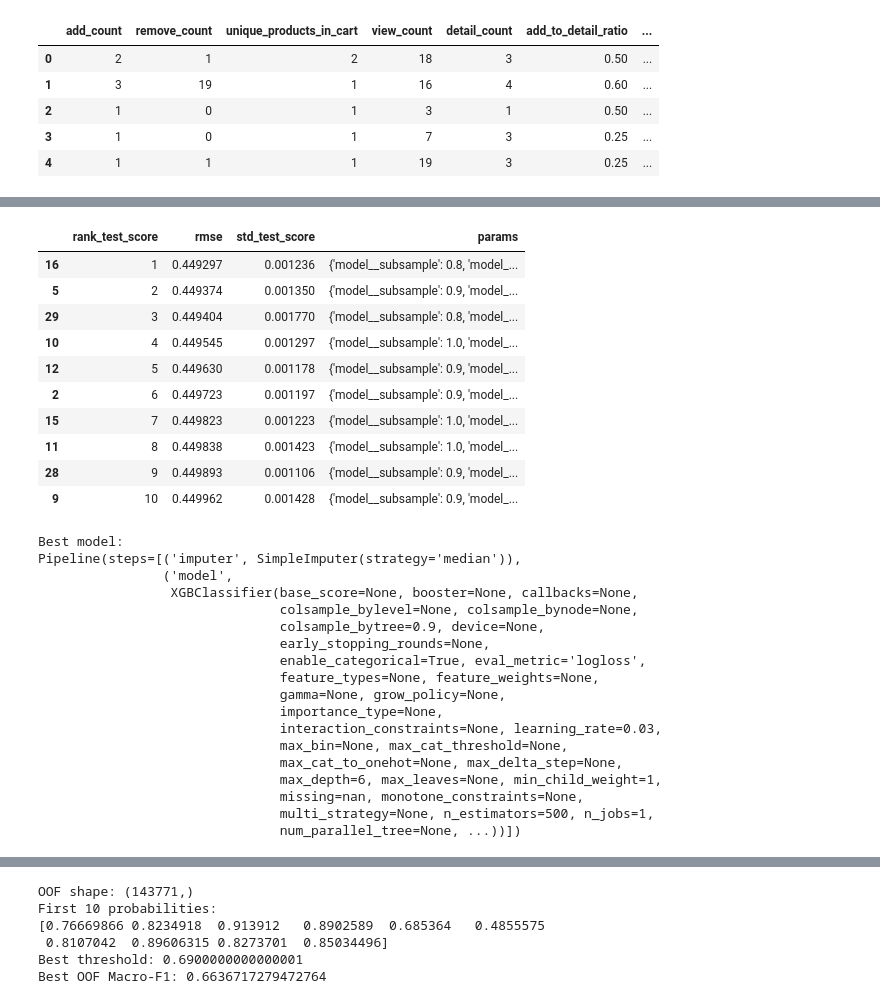
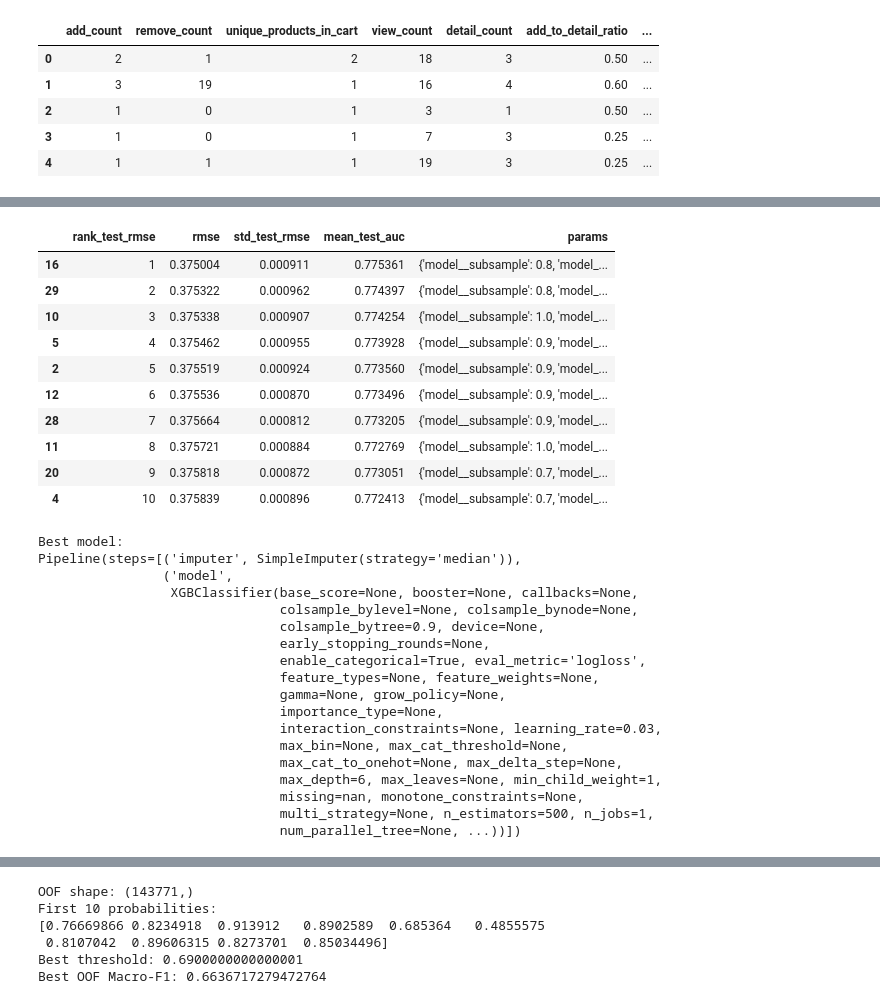
Before and after one commit to lqnanh/E-Commerce, a Jupyter notebook: xgboost-classification.ipynb, the cells around one changed output, grey strips where cells are left out. Saved outputs shown, nothing was run; the diff lists cells and outputs as text; code cells hidden in the pictures.

Commit message:
fix score

```diff
--- a/xgboost-classification.ipynb
+++ b/xgboost-classification.ipynb
@@ -211,15 +211,49 @@ param_distributions = {
 }
 #Run RandomizedSearchCV
 
+
+from sklearn.metrics import make_scorer, mean_squared_error
+from sklearn.model_selection import RandomizedSearchCV
+import numpy as np
+import pandas as pd
+
+# RMSE calculated using predicted probabilities
+def rmse_proba(y_true, y_proba):
+    return float(
+        np.sqrt(mean_squared_error(y_true, y_proba))
+    )
+
+# Use predict_proba instead of predict
+RMSE_PROBA = make_scorer(
+    rmse_proba,
+    response_method="predict_proba",
+    greater_is_better=False
+)
+
+# Hyperparameter search space
+param_distributions = {
+    "model__n_estimators": [100, 200, 300, 500],
+    "model__max_depth": [3, 4, 5, 6, 8],
+    "model__learning_rate": [0.01, 0.03, 0.05, 0.1],
+    "model__subsample": [0.7, 0.8, 0.9, 1.0],
+    "model__colsample_bytree": [0.7, 0.8, 0.9, 1.0],
+    "model__min_child_weight": [1, 3, 5],
+    "model__reg_lambda": [1, 5, 10]
+}
+
+# Randomized Search with probability RMSE
 search = RandomizedSearchCV(
     estimator=pipeline,
     param_distributions=param_distributions,
     n_iter=30,
-    scoring="neg_root_mean_squared_error",
+    scoring={
+        "rmse": RMSE_PROBA,
+        "auc": "roc_auc"
+    },
     cv=cv,
     random_state=42,
     n_jobs=-1,
-    refit=True,
+    refit="rmse",
     verbose=2,
     return_train_score=False
 )
@@ -229,16 +263,14 @@ search.fit(X_train, y_train)
 print("Best parameters:")
 print(search.best_params_)
 
-print("\nBest CV RMSE:")
+print("\nBest CV Probability RMSE:")
 print(-search.best_score_)
-#Display tuning results
 
-tuning_results = pd.DataFrame(
-    search.cv_results_
-)
+# Display top 10 tuning results
+tuning_results = pd.DataFrame(search.cv_results_)
 
 tuning_results["rmse"] = (
-    -tuning_results["mean_test_score"]
+    -tuning_results["mean_test_rmse"]
 )
 
 top10 = tuning_results.sort_values(
@@ -248,9 +280,10 @@ top10 = tuning_results.sort_values(
 display(
     top10[
         [
-            "rank_test_score",
+            "rank_test_rmse",
             "rmse",
-            "std_test_score",
+            "std_test_rmse",
+            "mean_test_auc",
             "params"
         ]
     ]
@@ -258,7 +291,7 @@ display(
 
 best_model = search.best_estimator_
 
-print("Best model:")
+print("\nBest model:")
 print(best_model)
 # %% [output]
 Fitting 10 folds for each of 30 candidates, totalling 300 fits
@@ -281,14 +314,14 @@ Best CV RMSE:
-|  | rank_test_score | rmse | std_test_score | params |
-| 16 | 1 | 0.449297 | 0.001236 | {'model__subsample': 0.8, 'model_... |
-| 5 | 2 | 0.449374 | 0.001350 | {'model__subsample': 0.9, 'model_... |
-| 29 | 3 | 0.449404 | 0.001770 | {'model__subsample': 0.8, 'model_... |
-| 10 | 4 | 0.449545 | 0.001297 | {'model__subsample': 1.0, 'model_... |
-| 12 | 5 | 0.449630 | 0.001178 | {'model__subsample': 0.9, 'model_... |
-| 2 | 6 | 0.449723 | 0.001197 | {'model__subsample': 0.9, 'model_... |
-| 15 | 7 | 0.449823 | 0.001223 | {'model__subsample': 1.0, 'model_... |
-| 11 | 8 | 0.449838 | 0.001423 | {'model__subsample': 1.0, 'model_... |
-| 28 | 9 | 0.449893 | 0.001106 | {'model__subsample': 0.9, 'model_... |
-| 9 | 10 | 0.449962 | 0.001428 | {'model__subsample': 0.9, 'model_... |
+|  | rank_test_rmse | rmse | std_test_rmse | mean_test_auc | params |
+| 16 | 1 | 0.375004 | 0.000911 | 0.775361 | {'model__subsample': 0.8, 'model_... |
+| 29 | 2 | 0.375322 | 0.000962 | 0.774397 | {'model__subsample': 0.8, 'model_... |
+| 10 | 3 | 0.375338 | 0.000907 | 0.774254 | {'model__subsample': 1.0, 'model_... |
+| 5 | 4 | 0.375462 | 0.000955 | 0.773928 | {'model__subsample': 0.9, 'model_... |
+| 2 | 5 | 0.375519 | 0.000924 | 0.773560 | {'model__subsample': 0.9, 'model_... |
+| 12 | 6 | 0.375536 | 0.000870 | 0.773496 | {'model__subsample': 0.9, 'model_... |
+| 28 | 7 | 0.375664 | 0.000812 | 0.773205 | {'model__subsample': 0.9, 'model_... |
+| 11 | 8 | 0.375721 | 0.000884 | 0.772769 | {'model__subsample': 1.0, 'model_... |
+| 20 | 9 | 0.375818 | 0.000872 | 0.773051 | {'model__subsample': 0.7, 'model_... |
+| 4 | 10 | 0.375839 | 0.000896 | 0.772413 | {'model__subsample': 0.7, 'model_... |
 Best model:
 Pipeline(steps=[('imputer', SimpleImputer(strategy='median')),
                 ('model',
```
Also changed, not shown: parts of 5 cells of this notebook.
